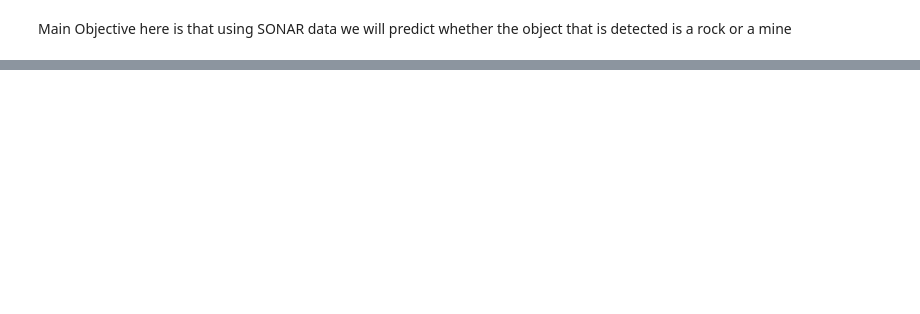
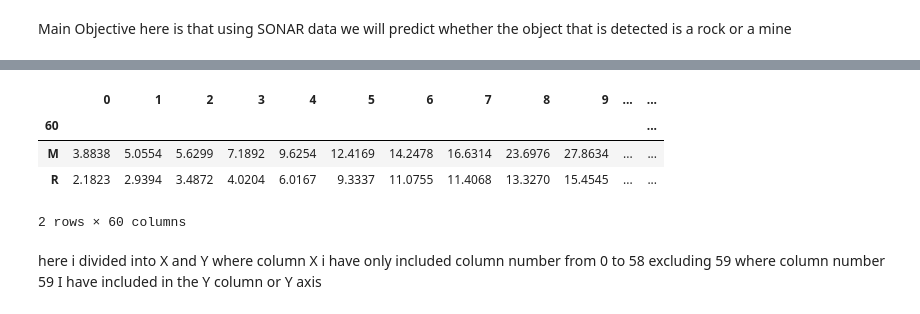
Before and after one commit to kylianmbappe9/PhyicsMachineLearning, a Jupyter notebook: Sonar_Rock_vs_Mine_detection.ipynb, the cells around one changed output, grey strips where cells are left out. Cells and saved outputs as stored; diff of their text form; code cells hidden in the pictures; blank space fills up the shorter version.

```diff
--- a/Sonar_Rock_vs_Mine_detection.ipynb
+++ b/Sonar_Rock_vs_Mine_detection.ipynb
@@ -8,0 +91,10 @@ Main Objective here is that using SONAR data we will predict whether the object
+# %%
+sonar_data.groupby(60).sum()
+# %% [output]
+|  | 0 | 1 | 2 | 3 | 4 | 5 | 6 | 7 | 8 | 9 | ... | ... |
+| 60 |  |  |  |  |  |  |  |  |  |  |  | ... |
+| M | 3.8838 | 5.0554 | 5.6299 | 7.1892 | 9.6254 | 12.4169 | 14.2478 | 16.6314 | 23.6976 | 27.8634 | ... | ... |
+| R | 2.1823 | 2.9394 | 3.4872 | 4.0204 | 6.0167 | 9.3337 | 11.0755 | 11.4068 | 13.3270 | 15.4545 | ... | ... |
+2 rows × 60 columns
+# %% [markdown]
+here i divided into X and Y where column X i have only included column number from 0 to 58 excluding 59 where column number 59 I have included in the Y column or Y axis
```
Also changed, not shown: parts of 34 cells of this notebook.
